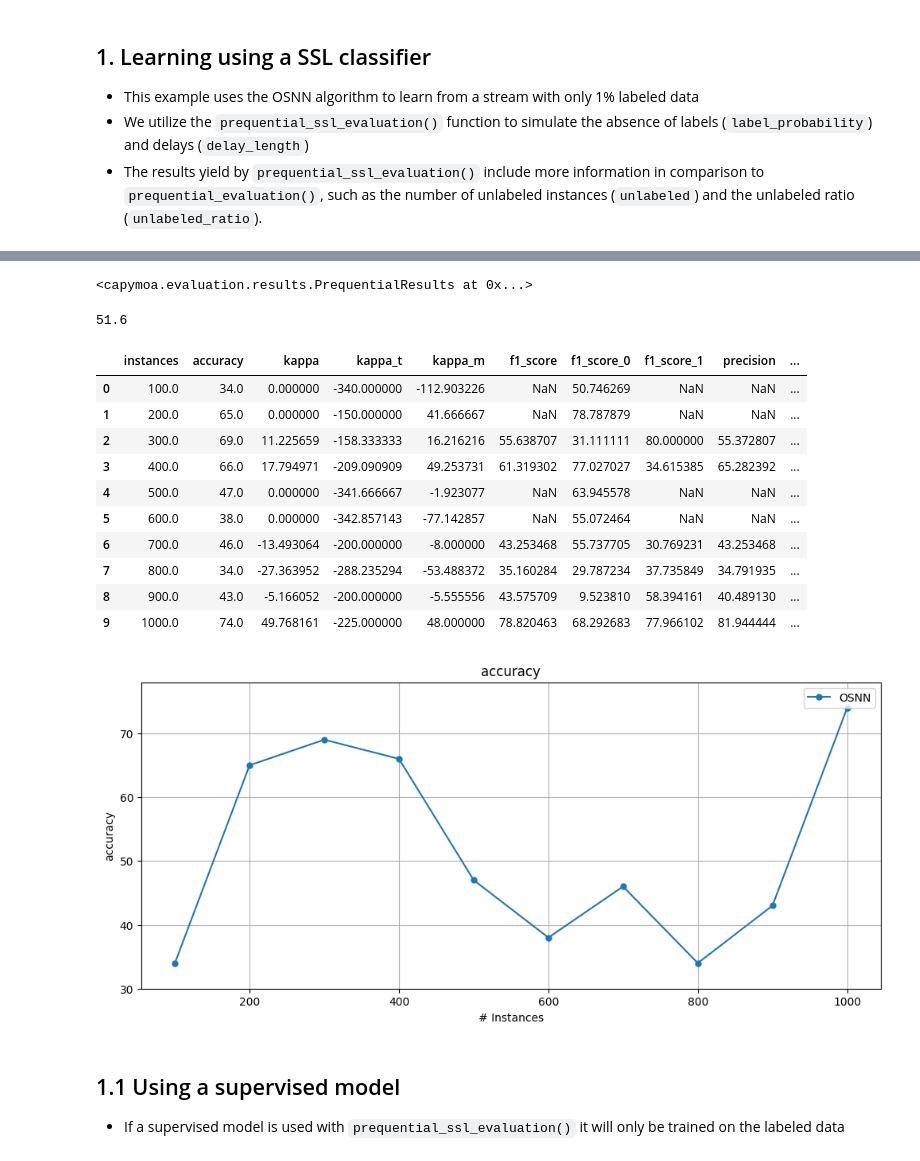
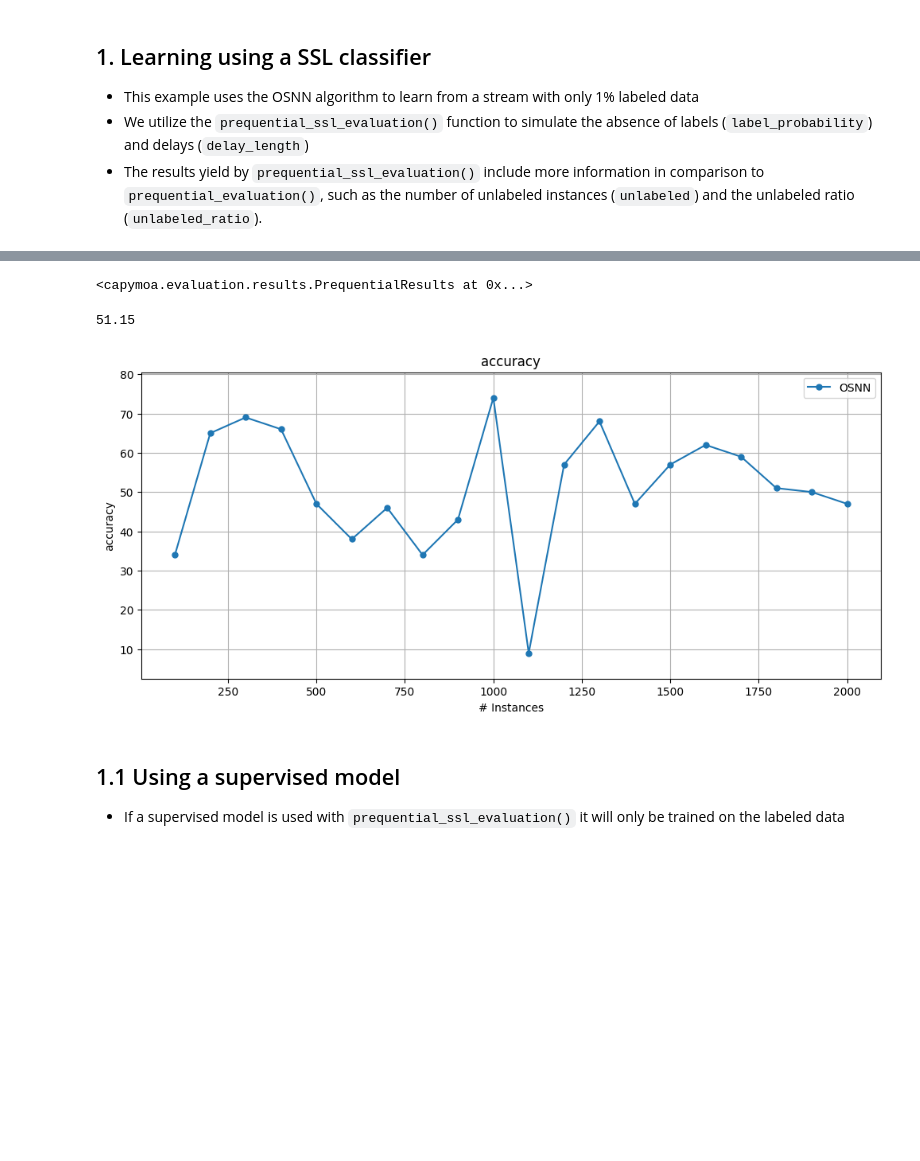
Before and after one commit to adaptive-machine-learning/CapyMOA, a Jupyter notebook: notebooks/SSL_example.ipynb, the cells around one changed output, grey strips where cells are left out. Cells and saved outputs as stored; diff of their text form; code cells hidden in the pictures; blank space fills up the shorter version.

```diff
--- a/notebooks/SSL_example.ipynb
+++ b/notebooks/SSL_example.ipynb
@@ -45,48 +45,34 @@ prequential_ssl_evaluation(stream: capymoa.stream._stream.Stream, learner: Union
     :return: An object containing the results of the evaluation windowed metrics,
         cumulative metrics, ground truth targets, and predictions.
 # %%
-from capymoa.ssl.classifier import OSNN
+from capymoa.ssl import OSNN
 
 stream = Electricity()
 
 osnn = OSNN(schema=stream.get_schema(), optim_steps=10)
 
 results_osnn = prequential_ssl_evaluation(
     stream=stream,
     learner=osnn,
     label_probability=0.01,
     window_size=100,
-    max_instances=1000,
+    max_instances=2000,
 )
 
 # The results are stored in a dictionary.
 display(results_osnn)
 
 print(
     results_osnn["cumulative"].accuracy()
 )  # Test-then-train accuracy, i.e. cumulatively, not windowed.
-display(
-    results_osnn["windowed"].metrics_per_window()
-)  # A dataframe containing the windowed results.
 
 # Plotting over time (default: classifications correct (percent) i.e. accuracy)
 results_osnn.learner = "OSNN"
 plot_windowed_results(results_osnn, metric="accuracy")
 # %% [output]
 <capymoa.evaluation.results.PrequentialResults at 0x...>
-51.6
+51.15
-|  | instances | accuracy | kappa | kappa_t | kappa_m | f1_score | f1_score_0 | f1_score_1 | precision | ... |
-| 0 | 100.0 | 34.0 | 0.000000 | -340.000000 | -112.903226 | NaN | 50.746269 | NaN | NaN | ... |
-| 1 | 200.0 | 65.0 | 0.000000 | -150.000000 | 41.666667 | NaN | 78.787879 | NaN | NaN | ... |
-| 2 | 300.0 | 69.0 | 11.225659 | -158.333333 | 16.216216 | 55.638707 | 31.111111 | 80.000000 | 55.372807 | ... |
-| 3 | 400.0 | 66.0 | 17.794971 | -209.090909 | 49.253731 | 61.319302 | 77.027027 | 34.615385 | 65.282392 | ... |
-| 4 | 500.0 | 47.0 | 0.000000 | -341.666667 | -1.923077 | NaN | 63.945578 | NaN | NaN | ... |
-| 5 | 600.0 | 38.0 | 0.000000 | -342.857143 | -77.142857 | NaN | 55.072464 | NaN | NaN | ... |
-| 6 | 700.0 | 46.0 | -13.493064 | -200.000000 | -8.000000 | 43.253468 | 55.737705 | 30.769231 | 43.253468 | ... |
-| 7 | 800.0 | 34.0 | -27.363952 | -288.235294 | -53.488372 | 35.160284 | 29.787234 | 37.735849 | 34.791935 | ... |
-| 8 | 900.0 | 43.0 | -5.166052 | -200.000000 | -5.555556 | 43.575709 | 9.523810 | 58.394161 | 40.489130 | ... |
-| 9 | 1000.0 | 74.0 | 49.768161 | -225.000000 | 48.000000 | 78.820463 | 68.292683 | 77.966102 | 81.944444 | ... |
-[figure, old version]
+[figure, new version]
 # %% [markdown]
 ## 1.1 Using a supervised model
 
```
Also changed, not shown: parts of 14 cells of this notebook, 2 other files.
